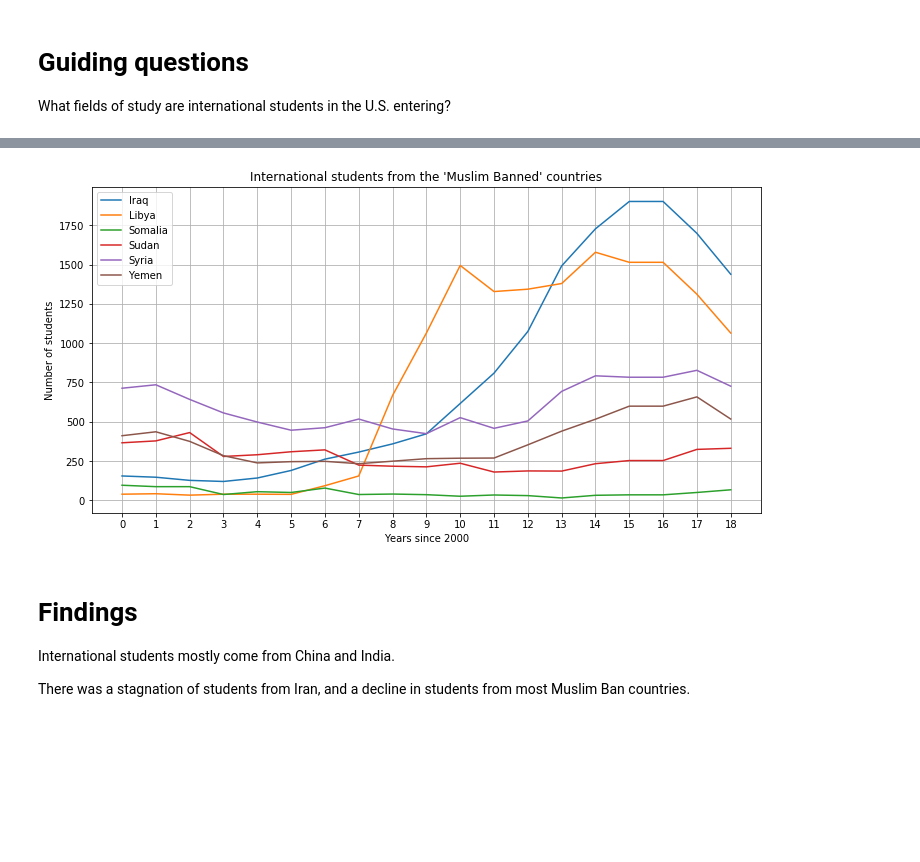
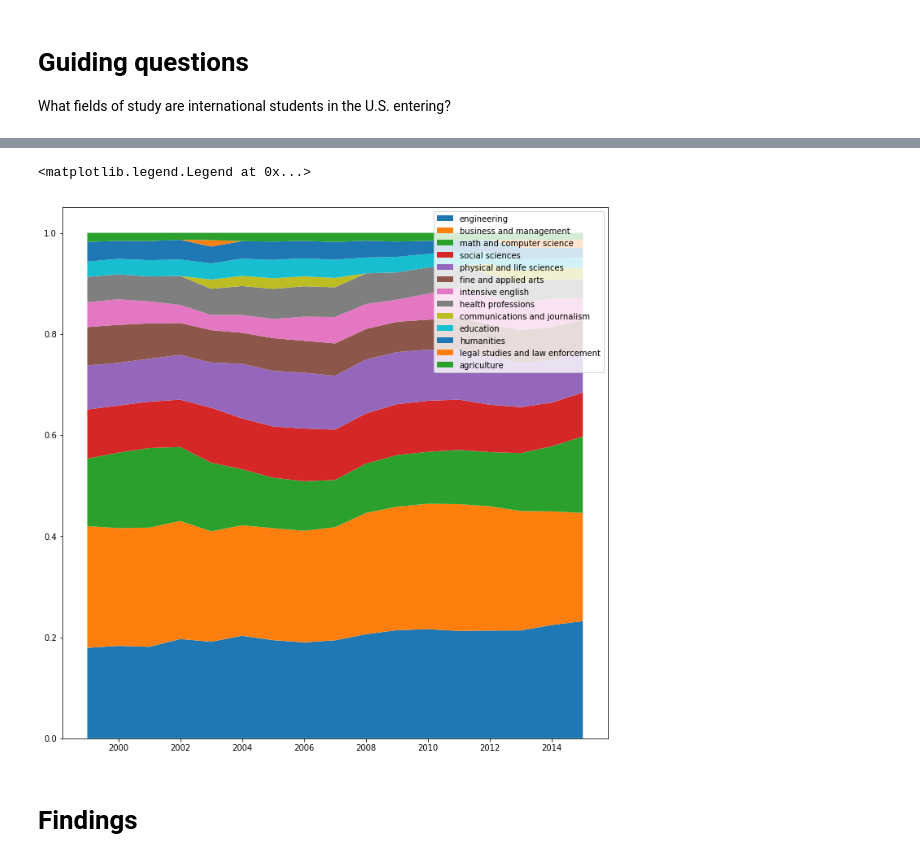
Before and after one commit to graphicsdesk/international-students, a Jupyter notebook: notebooks/fields-of-study.ipynb, the cells around one changed output, grey strips where cells are left out. Cells and saved outputs as stored; diff of their text form; code cells hidden in the pictures; blank space fills up the shorter version.

Commit message:
stack pllotted all previous data

```diff
--- a/notebooks/fields-of-study.ipynb
+++ b/notebooks/fields-of-study.ipynb
@@ -180,11 +64,0 @@ The cutoff looks like a score of 84.
-# %%
-fields = desiredKeys
-
-data = defaultdict(list)
-for key in fields:
-    for year, table in tables.items():
-        fuzzyKey, score = process.extractOne(key, list(table.keys()), scorer=fuzz.partial_ratio)
-        if score >= 84:
-            data[key].append(table[fuzzyKey])
-        else:
-            data[key].append(None)
@@ -216,14 +64,0 @@ tables[2014]
-# %%
-years = range(2000, 2016)
-
-stackplot = []
-yearTotals = []
-for i in range(len(years)):
-    yearTotals.append(
-        sum( data[f][i] or 0 for f in fields if f != 'TOTAL')
-    )
-
-print('Make sure these totals match:')
-for i in range(len(years)):
-    a, b = yearTotals[i], data['TOTAL'][i]
-    print('✅' if a == b else '❌', a, b)
@@ -278,11 +65,25 @@ plotCountries(['Iran'], title="International students from Iran")
-# %%
-muslimBanCountries = ['Iraq', 'Libya', 'Somalia', 'Sudan', 'Syria', 'Yemen']
-plotCountries(muslimBanCountries, title="International students from the 'Muslim Banned' countries", legend=True)
-# %% [output]
-[figure, removed]
-# %% [markdown]
-# Findings
-
-International students mostly come from China and India.
-
-There was a stagnation of students from Iran, and a decline in students from most Muslim Ban countries.
+# %%
+# sum all field populations for calculating proportions
+yearTotals = []
+for i in range(len(years)):
+    yearTotals.append(
+        sum([ fieldPopulations[field][i] for field in fields ])
+    )
+
+# calculate proportions
+fields = sorted(fields, key=lambda f: max(fieldPopulations[f]), reverse=True)
+proportions = {
+    f: [(fieldPopulations[f][i] or 0) / yearTotals[i] for i in range(len(years))] for f in fields
+}
+# %%
+stacks = list(proportions.values())
+labels = list(proportions.keys())
+
+plt.figure(figsize=(12, 12))
+plt.stackplot(years, stacks, labels=labels)
+plt.legend()
+# %% [output]
+<matplotlib.legend.Legend at 0x...>
+[figure, added]
+# %% [markdown]
+# Findings
```
Also changed, not shown: parts of 15 cells of this notebook.
